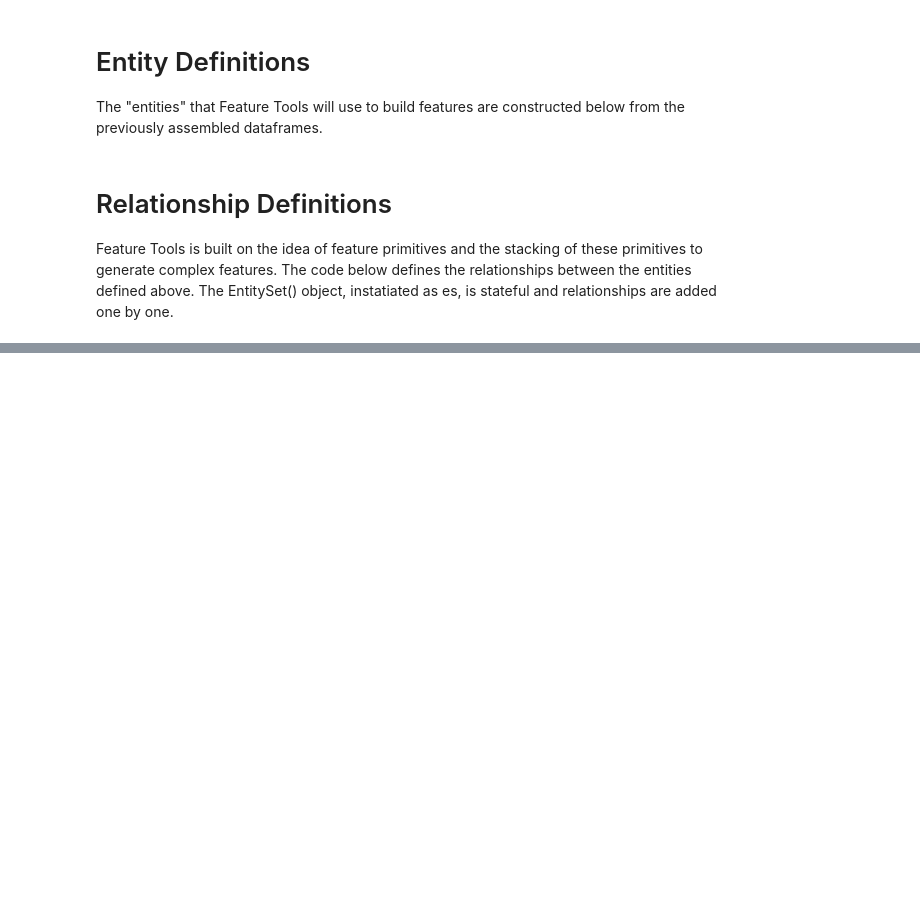
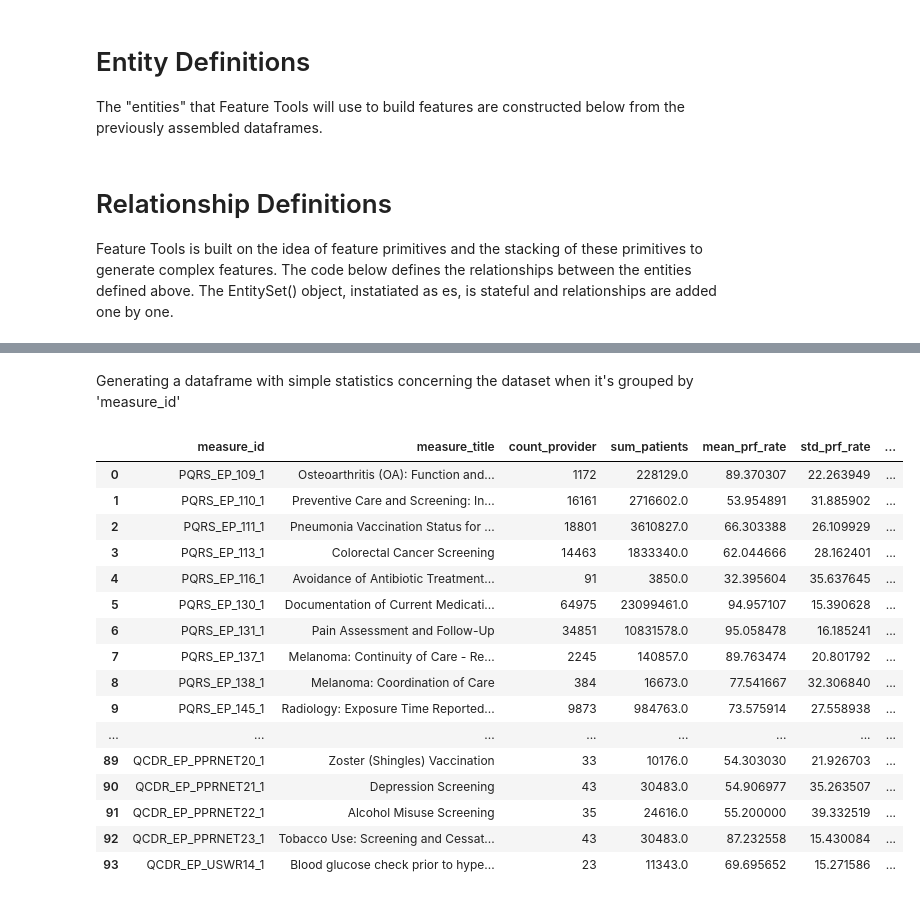
Before and after one commit to scottjn/jnscott_tdi, a Jupyter notebook: jnscott_tdi_medicare.ipynb, the cells around one changed output, grey strips where cells are left out. Cells and saved outputs as stored; diff of their text form; code cells hidden in the pictures; blank space fills up the shorter version.

```diff
--- a/jnscott_tdi_medicare.ipynb
+++ b/jnscott_tdi_medicare.ipynb
@@ -690,0 +362,35 @@ report(random_search.cv_results_)
+# %% [markdown]
+Generating a dataframe with simple statistics concerning the dataset when it's grouped by 'measure_id'
+# %%
+d = {'npi': ['count'], 'patient_count': ['sum'], 'prf_rate': ['mean', 'std']}
+
+per_measure_nums = feature_matrix.groupby(
+    ['measure_id', 'measure_title'], as_index=False).agg(d).sort_values('measure_id')
+per_measure_nums['ss_norm_shapiro_prf_rate'] = feature_matrix.groupby(['measure_id', 'measure_title'], as_index=False) \
+    .apply(lambda g: pd.Series({
+        'name': ss.normaltest(g.prf_rate) if g.npi.count() >= 50 else ss.shapiro(g.prf_rate)})) \
+    .sort_values('measure_id').name.values
+per_measure_nums.columns = ['measure_id', 'measure_title', 'count_provider', 'sum_patients',
+                            'mean_prf_rate', 'std_prf_rate', 'ss_norm_or_shap_prf_rate']
+per_measure_nums['patients_per_prov'] = per_measure_nums.sum_patients / \
+    per_measure_nums.count_provider
+# %%
+per_measure_nums
+# %% [output]
+|  | measure_id | measure_title | count_provider | sum_patients | mean_prf_rate | std_prf_rate | ... |
+| 0 | PQRS_EP_109_1 | Osteoarthritis (OA): Function and... | 1172 | 228129.0 | 89.370307 | 22.263949 | ... |
+| 1 | PQRS_EP_110_1 | Preventive Care and Screening: In... | 16161 | 2716602.0 | 53.954891 | 31.885902 | ... |
+| 2 | PQRS_EP_111_1 | Pneumonia Vaccination Status for ... | 18801 | 3610827.0 | 66.303388 | 26.109929 | ... |
+| 3 | PQRS_EP_113_1 | Colorectal Cancer Screening | 14463 | 1833340.0 | 62.044666 | 28.162401 | ... |
+| 4 | PQRS_EP_116_1 | Avoidance of Antibiotic Treatment... | 91 | 3850.0 | 32.395604 | 35.637645 | ... |
+| 5 | PQRS_EP_130_1 | Documentation of Current Medicati... | 64975 | 23099461.0 | 94.957107 | 15.390628 | ... |
+| 6 | PQRS_EP_131_1 | Pain Assessment and Follow-Up | 34851 | 10831578.0 | 95.058478 | 16.185241 | ... |
+| 7 | PQRS_EP_137_1 | Melanoma: Continuity of Care - Re... | 2245 | 140857.0 | 89.763474 | 20.801792 | ... |
+| 8 | PQRS_EP_138_1 | Melanoma: Coordination of Care | 384 | 16673.0 | 77.541667 | 32.306840 | ... |
+| 9 | PQRS_EP_145_1 | Radiology: Exposure Time Reported... | 9873 | 984763.0 | 73.575914 | 27.558938 | ... |
+| ... | ... | ... | ... | ... | ... | ... | ... |
+| 89 | QCDR_EP_PPRNET20_1 | Zoster (Shingles) Vaccination | 33 | 10176.0 | 54.303030 | 21.926703 | ... |
+| 90 | QCDR_EP_PPRNET21_1 | Depression Screening | 43 | 30483.0 | 54.906977 | 35.263507 | ... |
+| 91 | QCDR_EP_PPRNET22_1 | Alcohol Misuse Screening | 35 | 24616.0 | 55.200000 | 39.332519 | ... |
+| 92 | QCDR_EP_PPRNET23_1 | Tobacco Use: Screening and Cessat... | 43 | 30483.0 | 87.232558 | 15.430084 | ... |
+| 93 | QCDR_EP_USWR14_1 | Blood glucose check prior to hype... | 23 | 11343.0 | 69.695652 | 15.271586 | ... |
```
Also changed, not shown: parts of 101 cells of this notebook, 2 other files.
